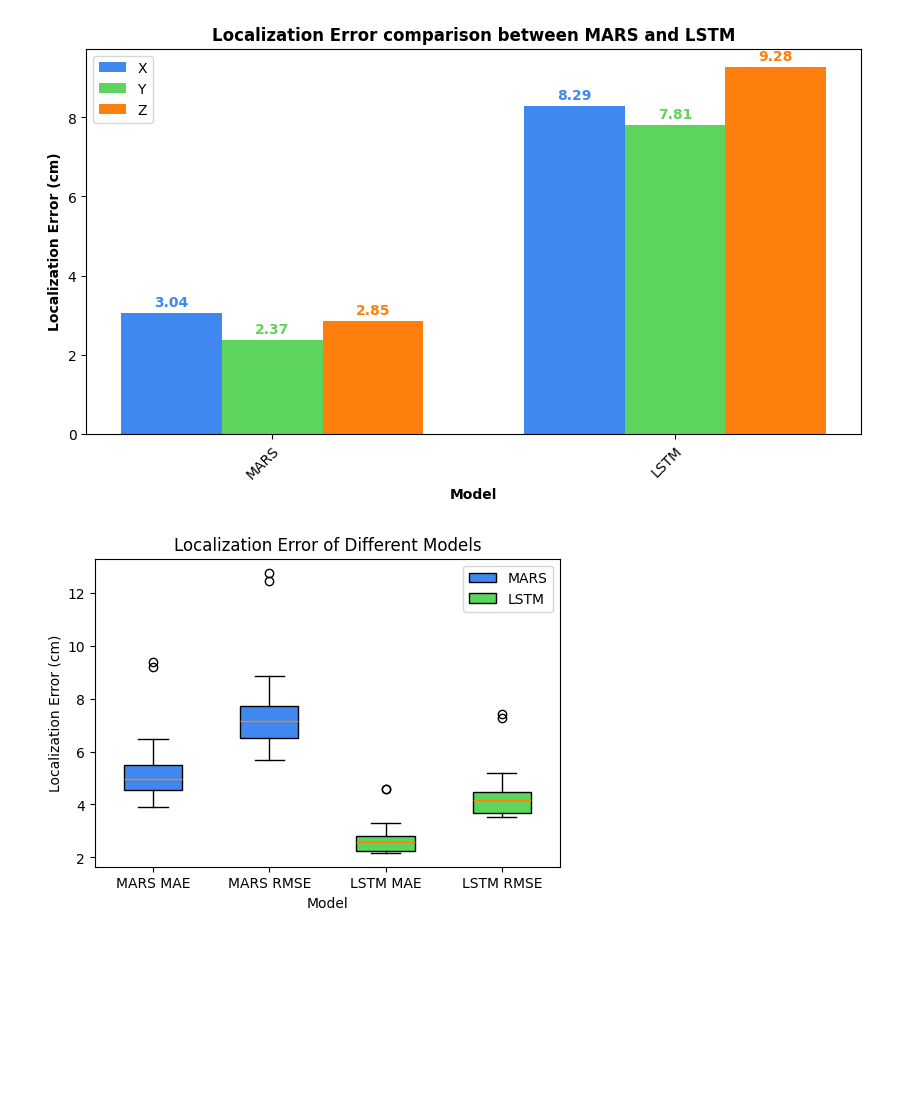
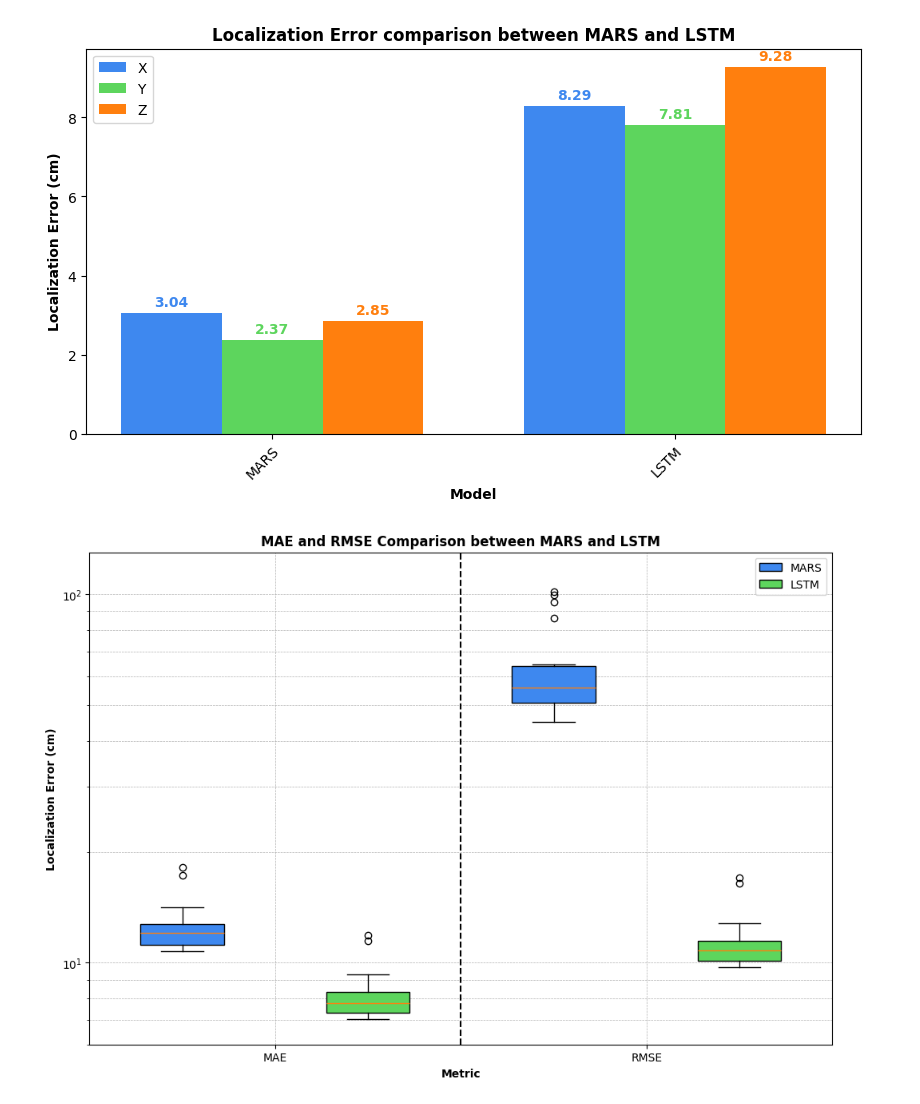
Before and after one commit to dansavastre/MARS_LSTM, a Jupyter notebook: data_processing.ipynb, the cells around one changed output. Saved outputs shown, nothing was run; the diff lists cells and outputs as text; code cells hidden in the pictures; blank space fills up the shorter version.

```diff
--- a/data_processing.ipynb
+++ b/data_processing.ipynb
@@ -104,42 +104,51 @@ plt.show(block=True)
 # %%
 import numpy as np
 
-mars  = np.load('models/Accuracy/MARS_accuracy.npy')
+# MARS Dataset
+mars  = np.loadtxt('models/Accuracy/MARS_accuracy_paper.txt')
 lstm = np.load('models/Accuracy/LSTM_rsf_16_accuracy.npy')
-lstm_ast = np.load('models/Accuracy/AST_LSTM_3_accuracy.npy')
+
+# Moving Target Dataset
+mars = np.load('models/Accuracy/AST_MARS_accuracy.npy')
+lstm = np.load('models/Accuracy/AST_Temporal_accuracy.npy')
 
 mars_mae = mars[:,6]
 mars_rmse = mars[:,7]
 
 lstm_mae = lstm[:,6]
 lstm_rmse = lstm[:,7]
 
 # Create the figure and axis
-fig, ax = plt.subplots(figsize=(6, 4))
+fig, ax = plt.subplots(figsize=(12, 8))
 
 # Create a list of data arrays for each model
-data = [mars_mae, mars_rmse, lstm_mae, lstm_rmse]
+data = [mars_mae, lstm_mae, mars_rmse, lstm_rmse]
+labels = ['MARS', 'LSTM']
+colors = ['#3e88ef', '#5dd55d', '#3e88ef', '#5dd55d']
 
-# Create a list of labels for each model
-labels = ['MARS MAE', 'MARS RMSE', 'LSTM MAE', 'LSTM RMSE']
-colors = ['#3e88ef', '#3e88ef', '#5dd55d', '#5dd55d']
+# Create box plots for each data array
+bplot = ax.boxplot(data, patch_artist=True, labels=['MAE', 'MAE', 'RMSE', 'RMSE'])
 
-# Create the box plot
-bplot = ax.boxplot(data, patch_artist=True, tick_labels=labels, widths=0.5)
-
-# Set the colors of the boxes
+# Set colors for each box plot
 for patch, color in zip(bplot['boxes'], colors):
     patch.set_facecolor(color)
 
-# Add labels and title
-ax.set_xlabel('Model')
-ax.set_ylabel('Localization Error (cm)')
-ax.set_title('Localization Error of Different Models')
+# Add a vertical line
+ax.axvline(x=n_models + 0.5, color='black', linestyle='--')
 
-# Add legend (color to model mapping)
-ax.legend([bplot["boxes"][0], bplot["boxes"][2]], ['MARS', 'LSTM'])
+# Add labels and legend
+ax.set_title('MAE and RMSE Comparison between MARS and LSTM', weight='black')
+ax.set_ylabel('Localization Error (cm)', weight='black')
+ax.set_xlabel('Metric', weight='black')
+ax.set_xticks([1.5, 3.5])
+ax.set_xticklabels(['MAE', 'RMSE'])
+ax.legend([bplot['boxes'][0], bplot['boxes'][1]], ['MARS', 'LSTM'])
 
+ax.set_ylim([6, 130])
+ax.set_yscale('log')
+
+ax.grid(True, which='both', linestyle='--', linewidth=0.5)
 
 plt.show(block=True)
 # %% [output]
-[figure, old version]
+[figure, new version]
```
Also changed, not shown: parts of 4 cells of this notebook, 1 other file.
